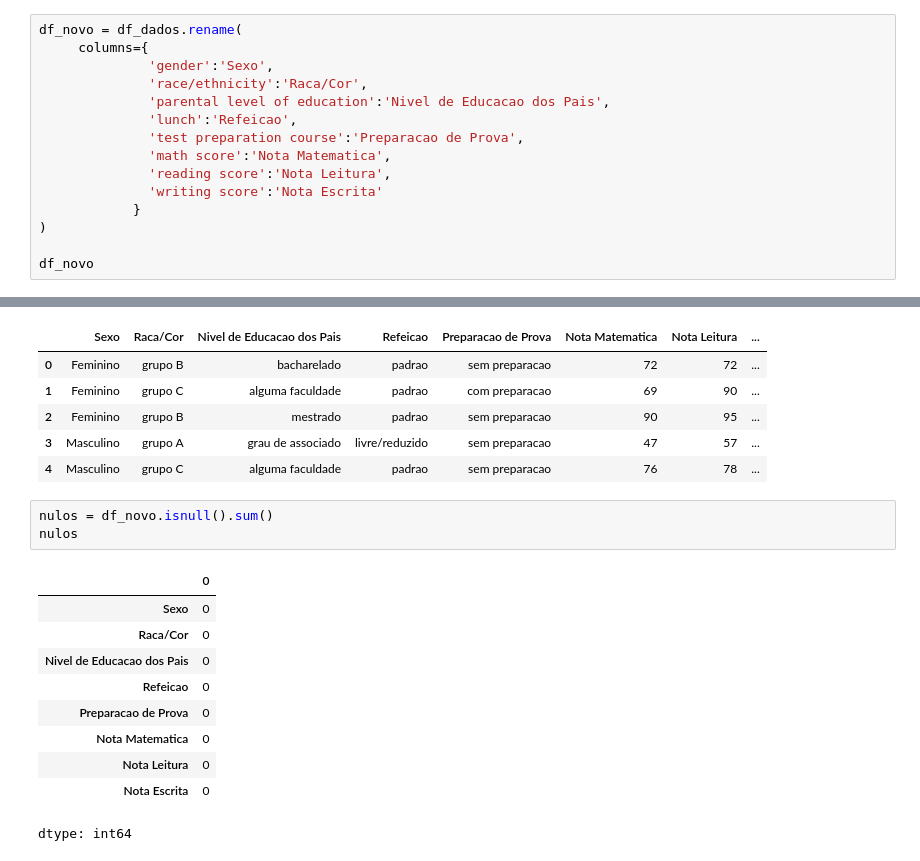
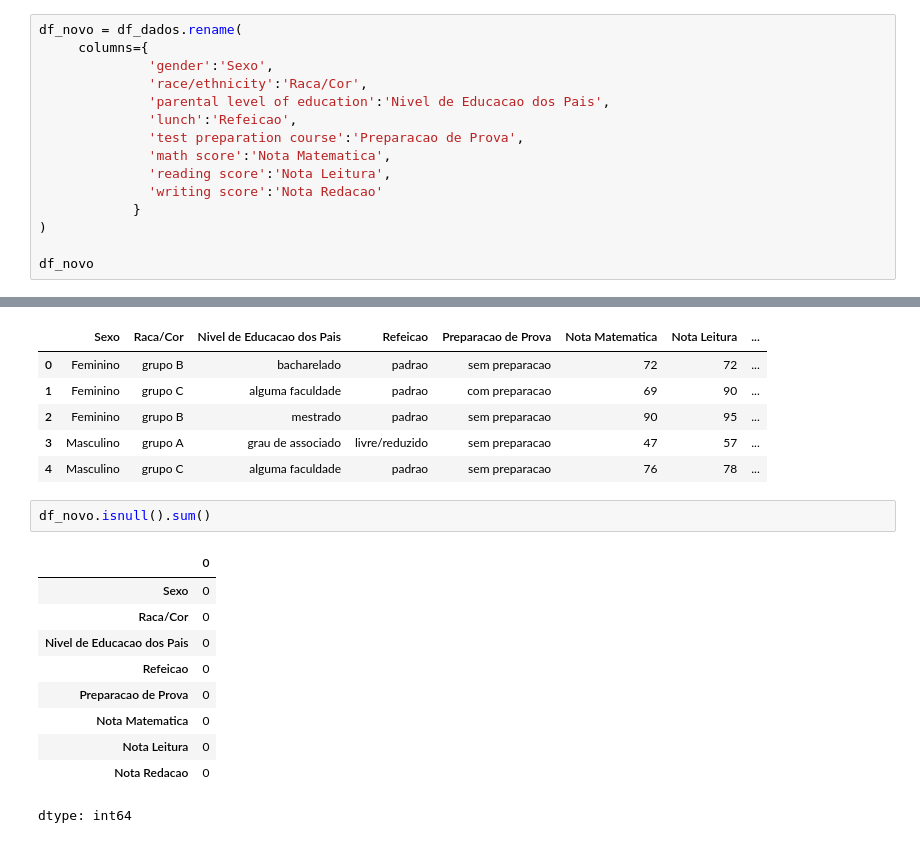
Before and after one commit to trunfo4608/Python-Analise_Educacional-, a Jupyter notebook: Proj_Caso_Escola.ipynb, the cells around one changed output, grey strips where cells are left out. Drawn from its saved outputs; the diff is of its cells as text.

```diff
--- a/Proj_Caso_Escola.ipynb
+++ b/Proj_Caso_Escola.ipynb
@@ -32,7 +32,7 @@ df_novo = df_dados.rename(
               'test preparation course':'Preparacao de Prova',
               'math score':'Nota Matematica',
               'reading score':'Nota Leitura',
-              'writing score':'Nota Escrita'
+              'writing score':'Nota Redacao'
             }
 )
 
@@ -127,16 +127,15 @@ df_novo.head(n=5)
 | 3 | Masculino | grupo A | grau de associado | livre/reduzido | sem preparacao | 47 | 57 | ... |
 | 4 | Masculino | grupo C | alguma faculdade | padrao | sem preparacao | 76 | 78 | ... |
 # %%
-nulos = df_novo.isnull().sum()
-nulos
+df_novo.isnull().sum()
 # %% [output]
 |  | 0 |
 | Sexo | 0 |
 | Raca/Cor | 0 |
 | Nivel de Educacao dos Pais | 0 |
 | Refeicao | 0 |
 | Preparacao de Prova | 0 |
 | Nota Matematica | 0 |
 | Nota Leitura | 0 |
-| Nota Escrita | 0 |
+| Nota Redacao | 0 |
 dtype: int64
```
Also changed, not shown: parts of 18 cells of this notebook.
